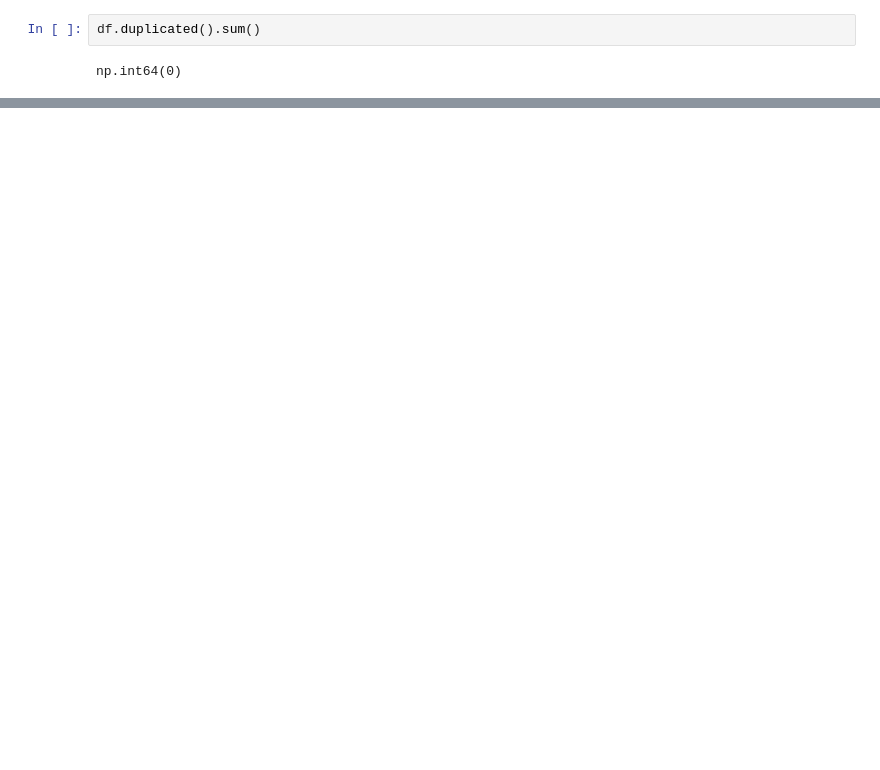
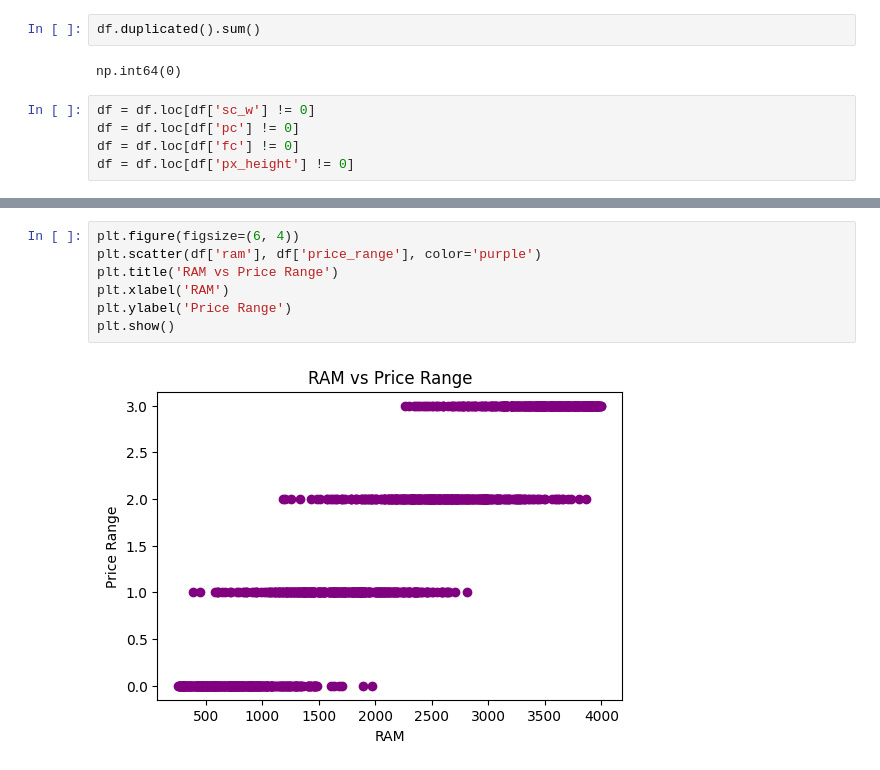
Before and after one commit to Alexandr-Fenske/IIS-lab1, a Jupyter notebook: eda/eda.ipynb, the cells around one changed output, grey strips where cells are left out. Cells and saved outputs as stored; diff of their text form; blank space fills up the shorter version.

```diff
--- a/eda/eda.ipynb
+++ b/eda/eda.ipynb
@@ -107,3 +120,8 @@ df.describe()
 df.duplicated().sum()
 # %% [output]
 np.int64(0)
+# %%
+df = df.loc[df['sc_w'] != 0]
+df = df.loc[df['pc'] != 0]
+df = df.loc[df['fc'] != 0]
+df = df.loc[df['px_height'] != 0]
@@ -109,0 +137,9 @@ np.int64(0)
+# %%
+plt.figure(figsize=(6, 4))
+plt.scatter(df['ram'], df['price_range'], color='purple')
+plt.title('RAM vs Price Range')
+plt.xlabel('RAM')
+plt.ylabel('Price Range')
+plt.show()
+# %% [output]
+[figure, added]
```
Also changed, not shown: parts of 15 cells of this notebook, 1 other file.
